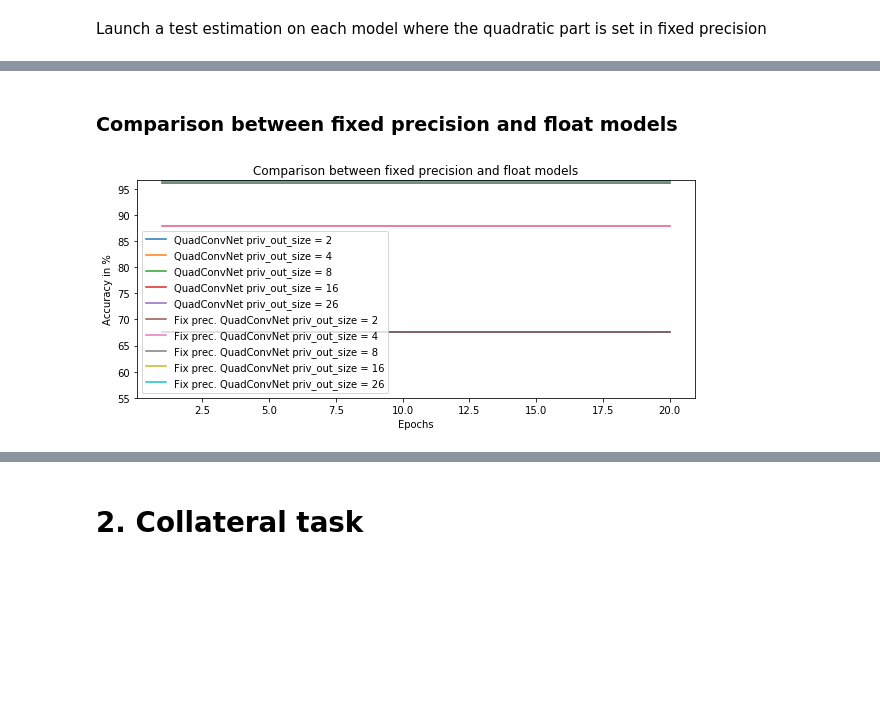
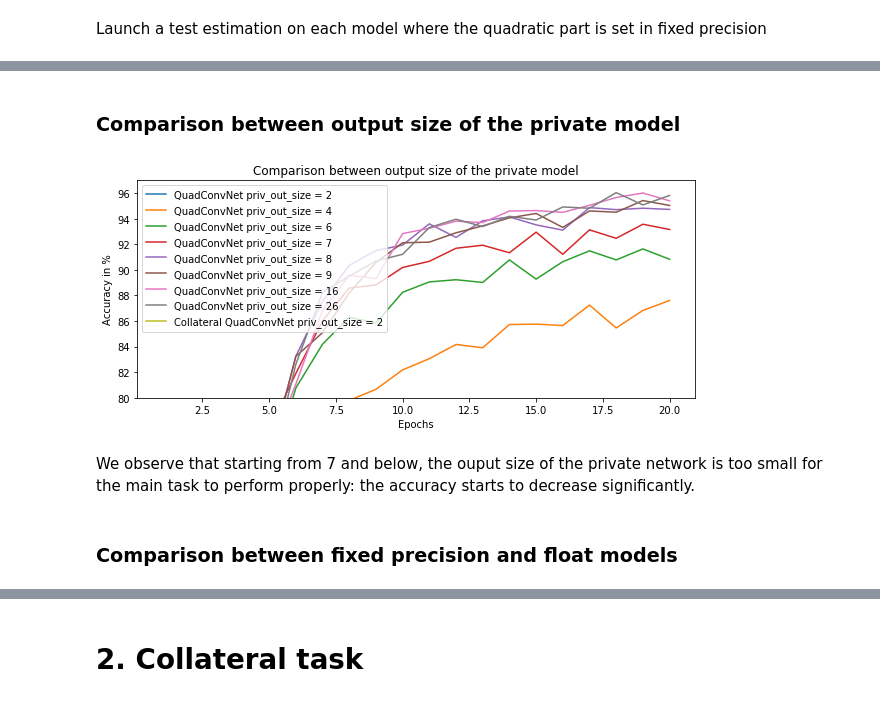
Before and after one commit to LaRiffle/collateral-learning, a Jupyter notebook: notebooks/Part 7 - How to mitigate Collateral Learning (in FP context).ipynb, the cells around one changed output, grey strips where cells are left out. Saved outputs shown, nothing was run; the diff lists cells and outputs as text; code cells hidden in the pictures; blank space fills up the shorter version.

```diff
--- a/notebooks/Part 7 - How to mitigate Collateral Learning (in FP context).ipynb
+++ b/notebooks/Part 7 - How to mitigate Collateral Learning (in FP context).ipynb
@@ -257,6 +255,11 @@ Acc [96.56] QuadConvNet priv_out_size = 26
+# %% [markdown]
+### Comparison between output size of the private model
+# %%
+curve_results = {k: v for k, v in results.items() if 'Fix' not in k}
+show_results(curve_results, 'Comparison between output size of the private model', ymin=80, ymax=97)
+# %% [output]
+[figure, added]
+# %% [markdown]
+We observe that starting from 7 and below, the ouput size of the private network is too small for the main task to perform properly: the accuracy starts to decrease significantly.
 # %% [markdown]
 ### Comparison between fixed precision and float models
-# %%
-show_results(results, 'Comparison between fixed precision and float models', ymin=55)
-# %% [output]
-[figure, removed]
```
Also changed, not shown: parts of 9 cells of this notebook.
